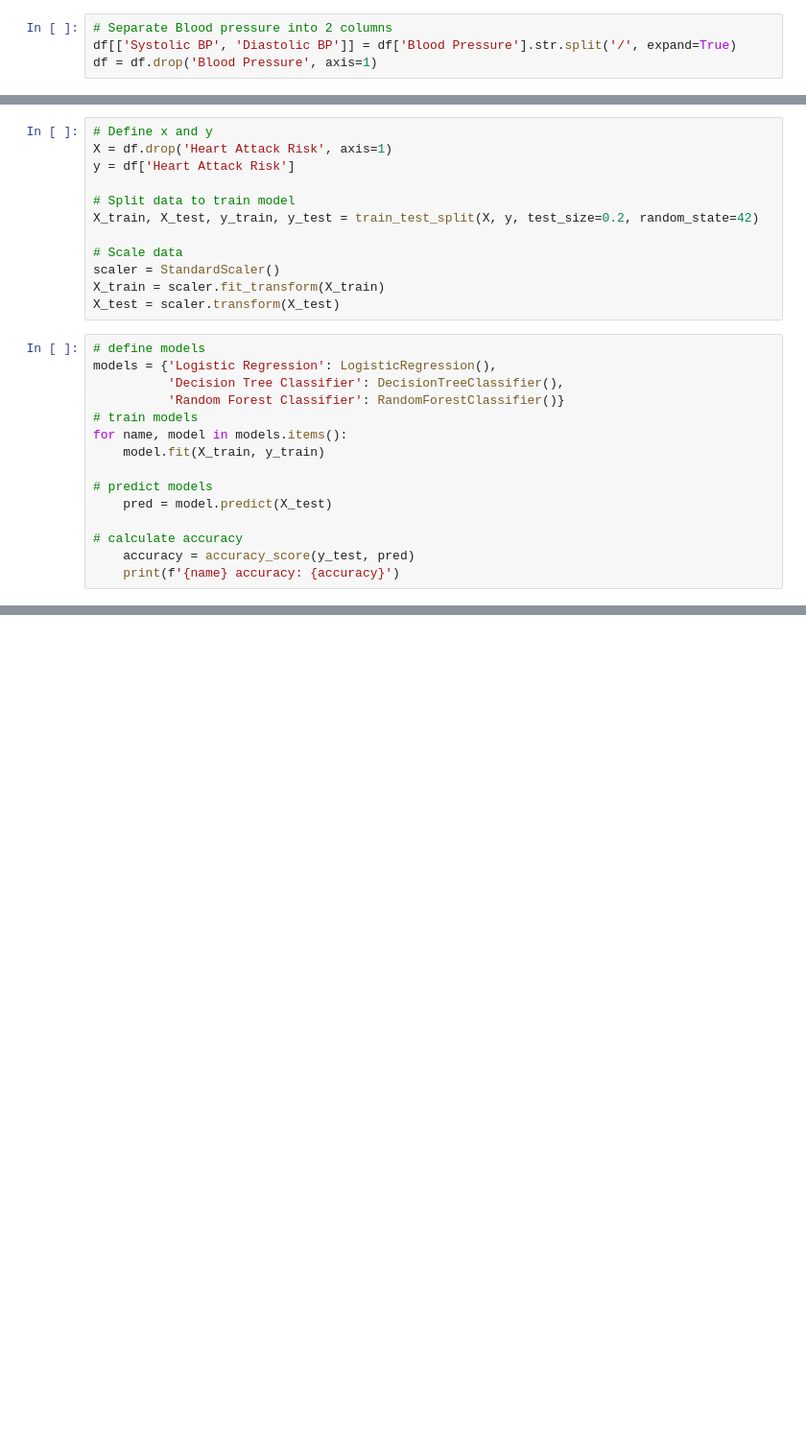
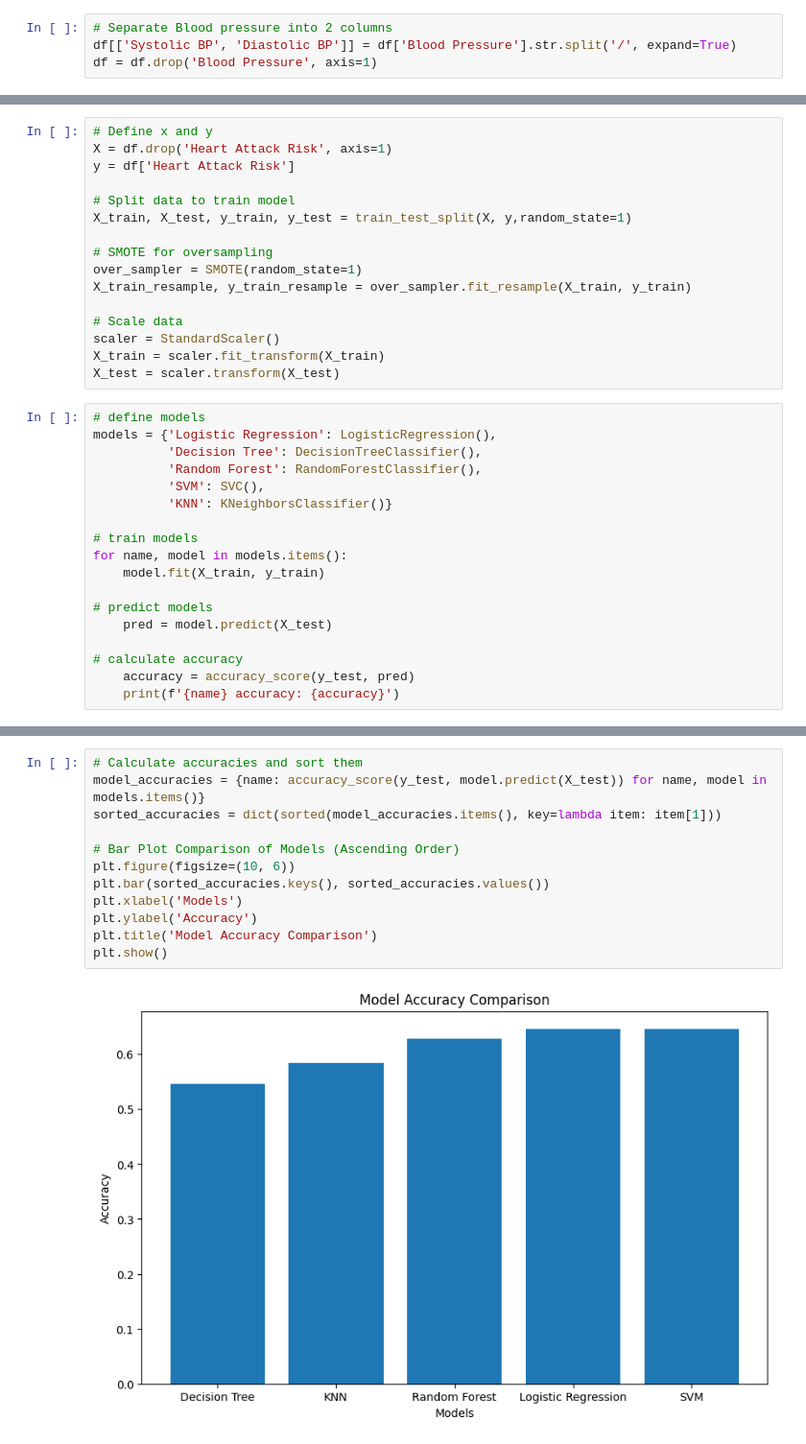
Before and after one commit to maddiejane25/Project-2, a Jupyter notebook: KM_HeartAttackData.ipynb, the cells around one changed output, grey strips where cells are left out. Shown: that part at 96% size. Cells and saved outputs as stored; diff of their text form; blank space fills up the shorter version.

```diff
--- a/KM_HeartAttackData.ipynb
+++ b/KM_HeartAttackData.ipynb
@@ -130,7 +163,11 @@ X = df.drop('Heart Attack Risk', axis=1)
 y = df['Heart Attack Risk']
 
 # Split data to train model
-X_train, X_test, y_train, y_test = train_test_split(X, y, test_size=0.2, random_state=42)
+X_train, X_test, y_train, y_test = train_test_split(X, y,random_state=1)
+
+# SMOTE for oversampling
+over_sampler = SMOTE(random_state=1)
+X_train_resample, y_train_resample = over_sampler.fit_resample(X_train, y_train)
 
 # Scale data
 scaler = StandardScaler()
@@ -139,8 +176,11 @@ X_test = scaler.transform(X_test)
 # %%
 # define models
 models = {'Logistic Regression': LogisticRegression(),
-          'Decision Tree Classifier': DecisionTreeClassifier(),
-          'Random Forest Classifier': RandomForestClassifier()}
+          'Decision Tree': DecisionTreeClassifier(),
+          'Random Forest': RandomForestClassifier(),
+          'SVM': SVC(),
+          'KNN': KNeighborsClassifier()}
+
 # train models
 for name, model in models.items():
     model.fit(X_train, y_train)
@@ -157,0 +200,14 @@ Random Forest Classifier accuracy: 0.6394751853964632
+# %%
+# Calculate accuracies and sort them
+model_accuracies = {name: accuracy_score(y_test, model.predict(X_test)) for name, model in models.items()}
+sorted_accuracies = dict(sorted(model_accuracies.items(), key=lambda item: item[1]))
+
+# Bar Plot Comparison of Models (Ascending Order)
+plt.figure(figsize=(10, 6))
+plt.bar(sorted_accuracies.keys(), sorted_accuracies.values())
+plt.xlabel('Models')
+plt.ylabel('Accuracy')
+plt.title('Model Accuracy Comparison')
+plt.show()
+# %% [output]
+[figure, added]
```
Also changed, not shown: parts of 15 cells of this notebook.
